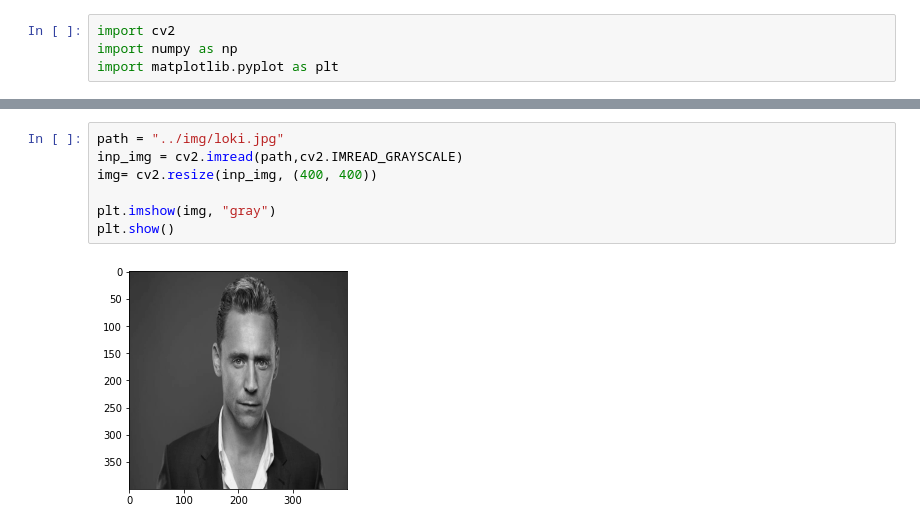
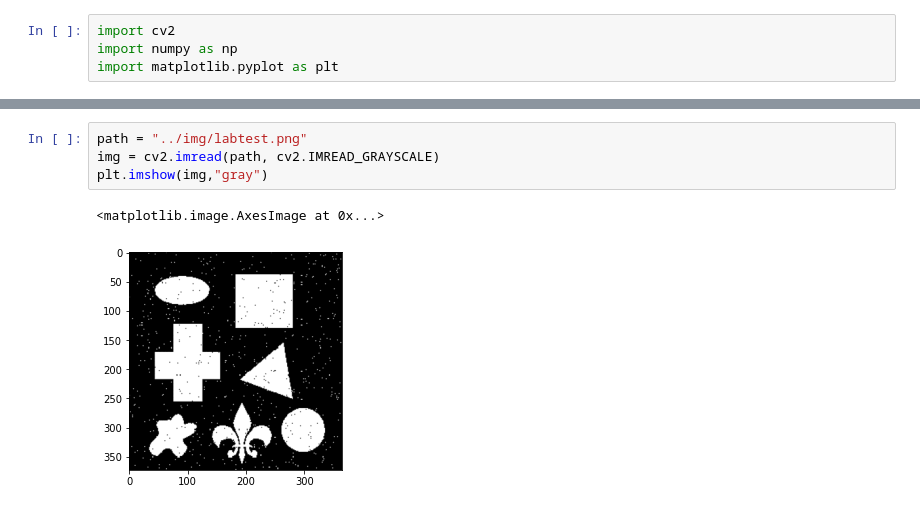
Before and after one commit to AlviNabil/Image_Processing, a Jupyter notebook: untitled folder/c.ipynb, the cells around one changed output, grey strips where cells are left out. Saved outputs shown, nothing was run; the diff lists cells and outputs as text.

```diff
--- a/untitled folder/c.ipynb
+++ b/untitled folder/c.ipynb
@@ -13,9 +5,7 @@ def _kernel(size=11):
 # %%
-path = "../img/loki.jpg"
-inp_img = cv2.imread(path,cv2.IMREAD_GRAYSCALE)
-img= cv2.resize(inp_img, (400, 400))
-
-plt.imshow(img, "gray")
-plt.show()
+path = "../img/labtest.png"
+img = cv2.imread(path, cv2.IMREAD_GRAYSCALE)
+plt.imshow(img,"gray")
 # %% [output]
+<matplotlib.image.AxesImage at 0x...>
-[figure, old version]
+[figure, new version]
```
Also changed, not shown: parts of 11 cells of this notebook, 7 other files.
